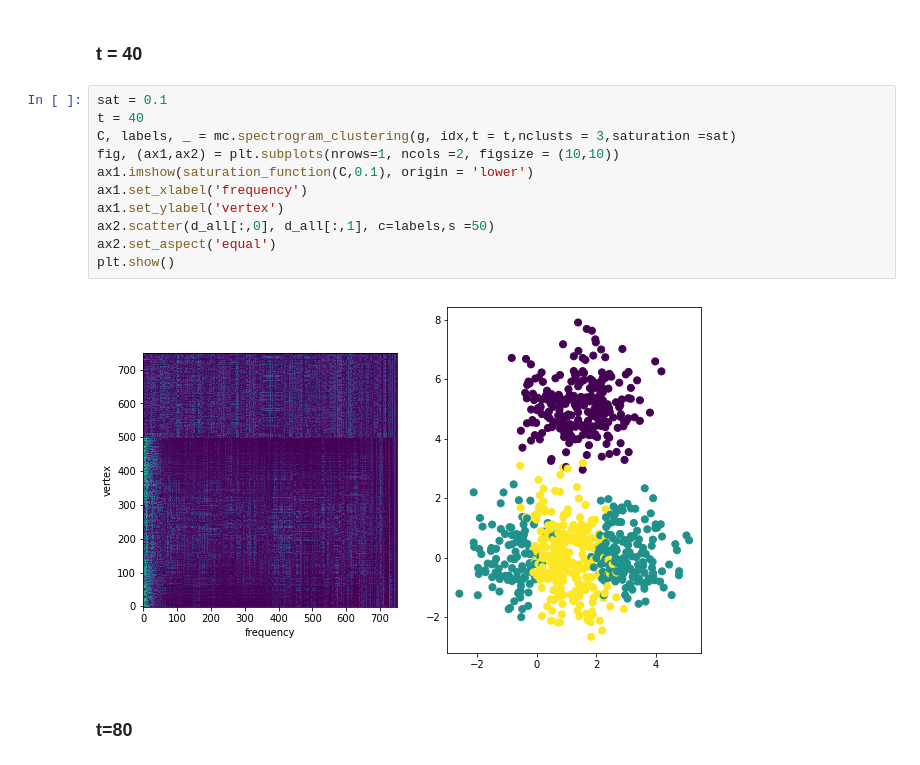
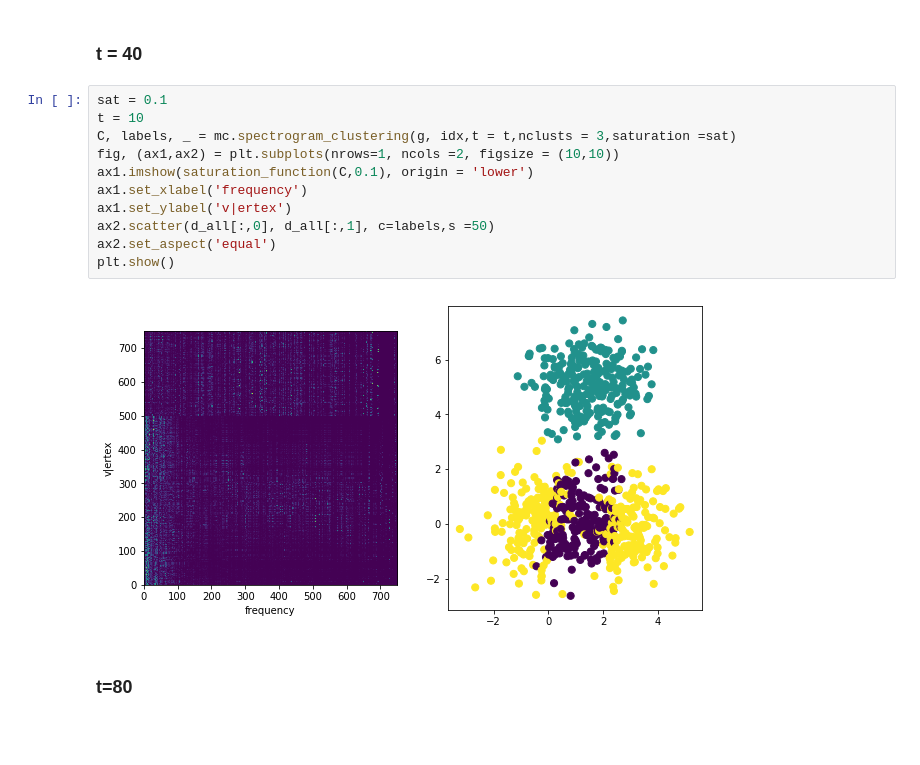
Before and after one commit to KrishnaswamyLab/MELD, a Jupyter notebook: python/meld/meld_txclustering.ipynb, the cells around one changed output. Cells and saved outputs as stored; diff of their text form; blank space fills up the shorter version.

```diff
--- a/python/meld/meld_txclustering.ipynb
+++ b/python/meld/meld_txclustering.ipynb
@@ -174,17 +170,17 @@ plt.show()
 ### t = 40
 # %%
 sat = 0.1
-t = 40
+t = 10
 C, labels, _ = mc.spectrogram_clustering(g, idx,t = t,nclusts = 3,saturation =sat)
 fig, (ax1,ax2) = plt.subplots(nrows=1, ncols =2, figsize = (10,10))
 ax1.imshow(saturation_function(C,0.1), origin = 'lower')
 ax1.set_xlabel('frequency')
-ax1.set_ylabel('vertex')
+ax1.set_ylabel('v|ertex')
 ax2.scatter(d_all[:,0], d_all[:,1], c=labels,s =50)
 ax2.set_aspect('equal')
 plt.show()
 # %% [output]
-[figure, old version]
+[figure, new version]
 # %% [markdown]
 ### t=80
 # %%
```
Also changed, not shown: parts of 13 cells of this notebook, 1 other file.
